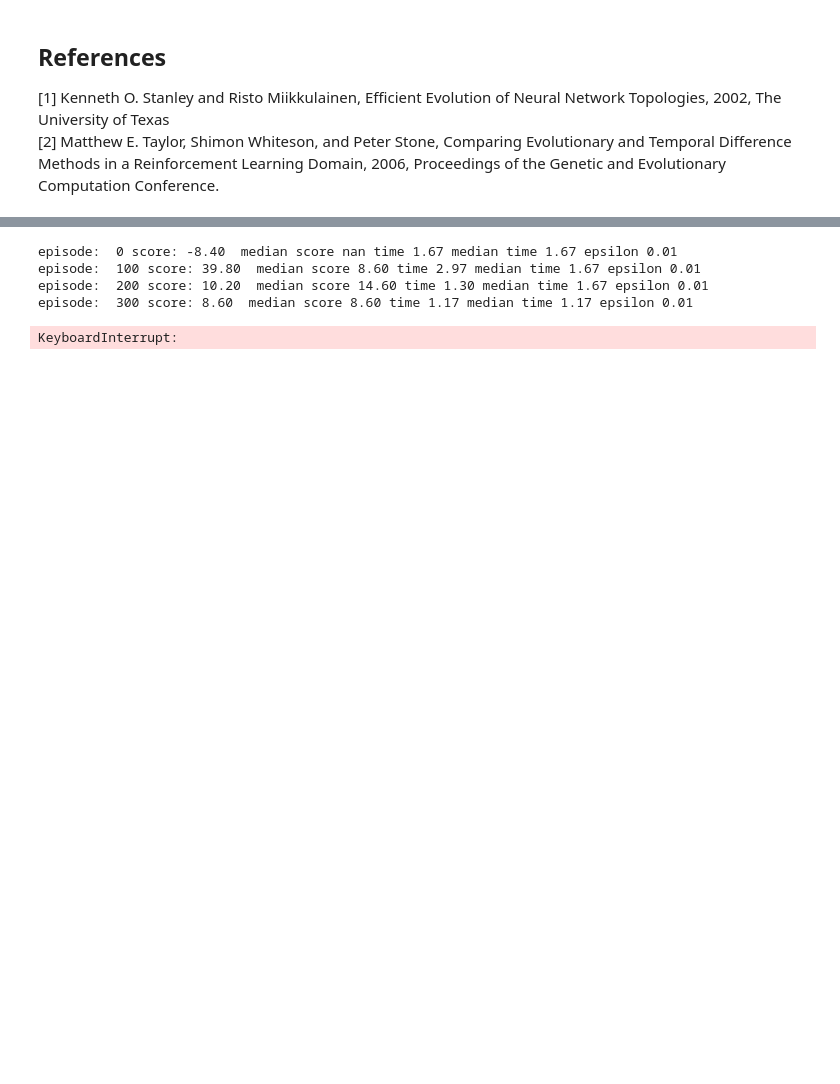
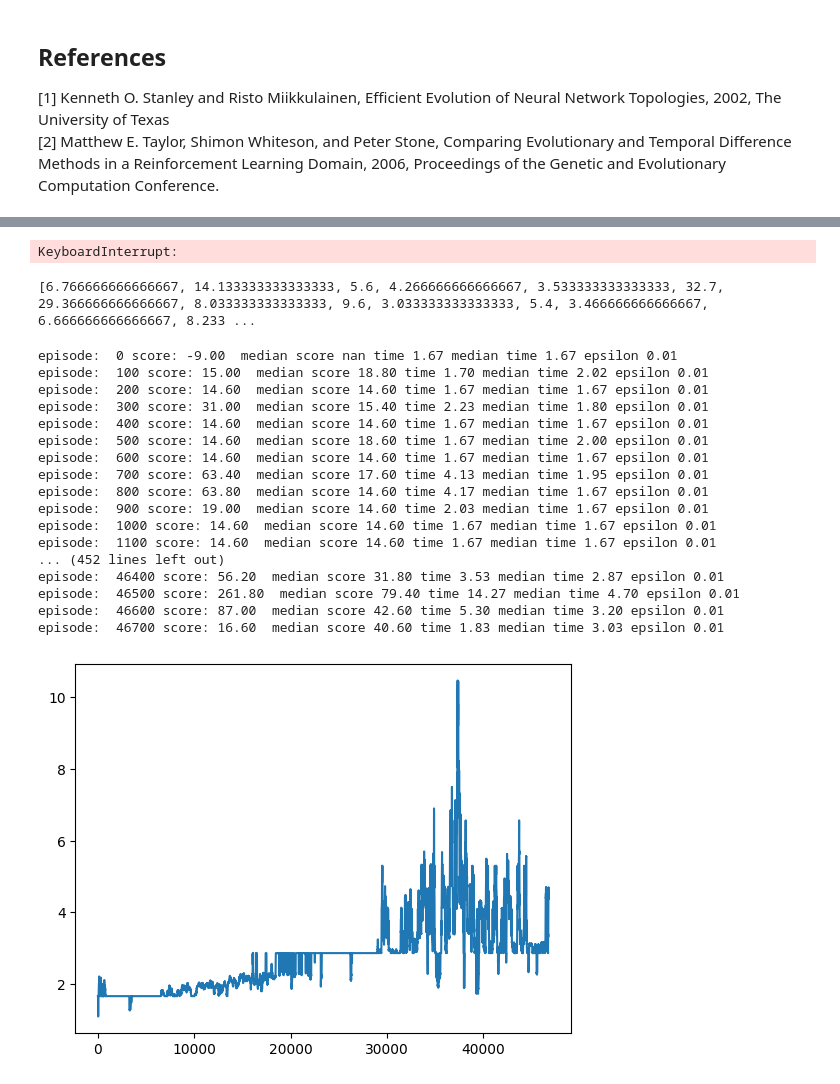
Before and after one commit to AhmedMian17/COMP9444Project, a Jupyter notebook: FridaySomethingNotebook.ipynb, the cells around one changed output, grey strips where cells are left out. Saved outputs shown, nothing was run; the diff lists cells and outputs as text; code cells hidden in the pictures; blank space fills up the shorter version.

```diff
--- a/FridaySomethingNotebook.ipynb
+++ b/FridaySomethingNotebook.ipynb
@@ -1111,16 +1121,20 @@ class Agent(object):
         #initialize networks
         self.network = Network(self.lr)
 
+    def save_self(self):
+        with open('model.pickle', 'wb') as handle:
+            pickle.dump(self, handle, protocol=pickle.HIGHEST_PROTOCOL)
+
     def save_experience(self):
-        with open('Models/DQL/experience.pickle', 'wb') as handle:
+        with open('experience.pickle', 'wb') as handle:
             pickle.dump(self.memory, handle)
-        with open('Models/DQL/experience_successful.pickle', 'wb') as handle:
+        with open('experience_successful.pickle', 'wb') as handle:
             pickle.dump(self.memory_successful, handle)
 
     def load_experience(self):
-        with open('Models/DQL/experience.pickle', 'rb') as handle:
+        with open('experience.pickle', 'rb') as handle:
             self.memory = pickle.load(handle)
-        with open('Models/DQL/experience_successful.pickle', 'rb') as handle:
+        with open('experience_successful.pickle', 'rb') as handle:
             self.memory_successful = pickle.load(handle)
 
     def getMemory(self):
@@ -1303,9 +1322,9 @@ class Trainer(object):
 import matplotlib.pyplot as plt
 
 
-def train():
+def train(agent):
 
-    agent = Agent()
+
     scores, median_scores, eps_history, time_history, time_median = [], [], [], [], []
     n_games = 100000
     success_threshold = 15
@@ -1318,7 +1337,7 @@ def train():
     #without this, the agent typically just default to a policy of only flapping or only doing nothing
     for i in range(100):
         agent.learn()
-
+    high_score = 40
     # for n_games amount of games
     for i in range(n_games):
         #initialize game
@@ -1357,7 +1376,9 @@ def train():
         #and also lean a batch of experiences that the bird was successful in.
         agent.learn()
         agent.learn_successful()
-
+        if (score > high_score):
+            high_score = score
+            agent.save_self()
         agent.updateEpsilon()
         #upload memory to main memory
         eps_history.append(agent.epsilon)
@@ -1389,10 +1497,31 @@ def train():
+# %%
+time_history = test()
+# %% [output]
+KeyboardInterrupt:
+# %%
+print(time_history)
+# %% [output]
+[6.766666666666667, 14.133333333333333, 5.6, 4.266666666666667, 3.533333333333333, 32.7, 29.366666666666667, 8.033333333333333, 9.6, 3.033333333333333, 5.4, 3.466666666666667, 6.666666666666667, 8.233 ...
 # %%
 #run the DQL model training.
-
-train()
+agent = Agent()
+train(agent)
 # %% [output]
-episode:  0 score: -8.40  median score nan time 1.67 median time 1.67 epsilon 0.01
-episode:  100 score: 39.80  median score 8.60 time 2.97 median time 1.67 epsilon 0.01
-episode:  200 score: 10.20  median score 14.60 time 1.30 median time 1.67 epsilon 0.01
-episode:  300 score: 8.60  median score 8.60 time 1.17 median time 1.17 epsilon 0.01
+episode:  0 score: -9.00  median score nan time 1.67 median time 1.67 epsilon 0.01
+episode:  100 score: 15.00  median score 18.80 time 1.70 median time 2.02 epsilon 0.01
+episode:  200 score: 14.60  median score 14.60 time 1.67 median time 1.67 epsilon 0.01
+episode:  300 score: 31.00  median score 15.40 time 2.23 median time 1.80 epsilon 0.01
+episode:  400 score: 14.60  median score 14.60 time 1.67 median time 1.67 epsilon 0.01
+episode:  500 score: 14.60  median score 18.60 time 1.67 median time 2.00 epsilon 0.01
+episode:  600 score: 14.60  median score 14.60 time 1.67 median time 1.67 epsilon 0.01
+episode:  700 score: 63.40  median score 17.60 time 4.13 median time 1.95 epsilon 0.01
+episode:  800 score: 63.80  median score 14.60 time 4.17 median time 1.67 epsilon 0.01
+episode:  900 score: 19.00  median score 14.60 time 2.03 median time 1.67 epsilon 0.01
+episode:  1000 score: 14.60  median score 14.60 time 1.67 median time 1.67 epsilon 0.01
+episode:  1100 score: 14.60  median score 14.60 time 1.67 median time 1.67 epsilon 0.01
+... (452 lines left out)
+episode:  46400 score: 56.20  median score 31.80 time 3.53 median time 2.87 epsilon 0.01
+episode:  46500 score: 261.80  median score 79.40 time 14.27 median time 4.70 epsilon 0.01
+episode:  46600 score: 87.00  median score 42.60 time 5.30 median time 3.20 epsilon 0.01
+episode:  46700 score: 16.60  median score 40.60 time 1.83 median time 3.03 epsilon 0.01
-KeyboardInterrupt:
+[figure, added]
```
Also changed, not shown: parts of 7 cells of this notebook, 3 other files.
